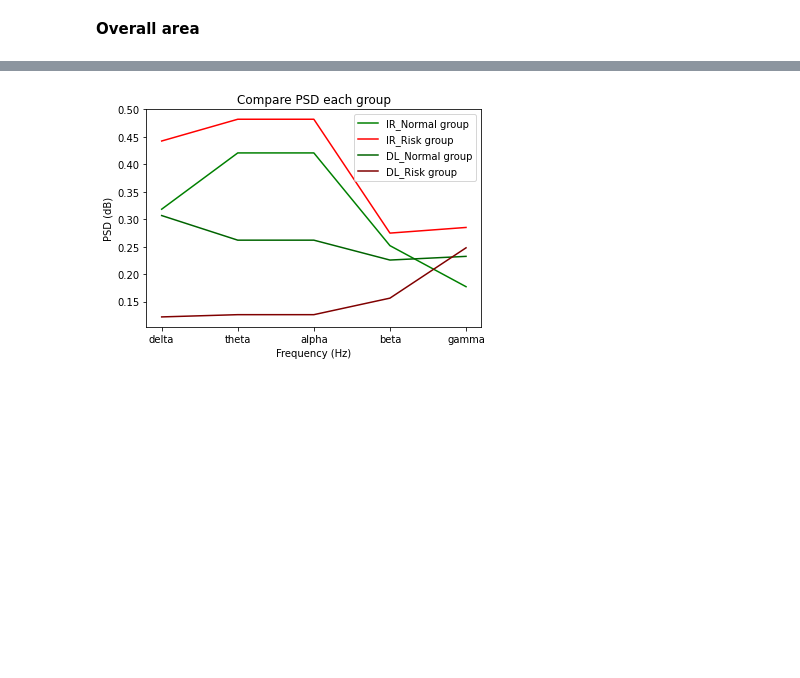
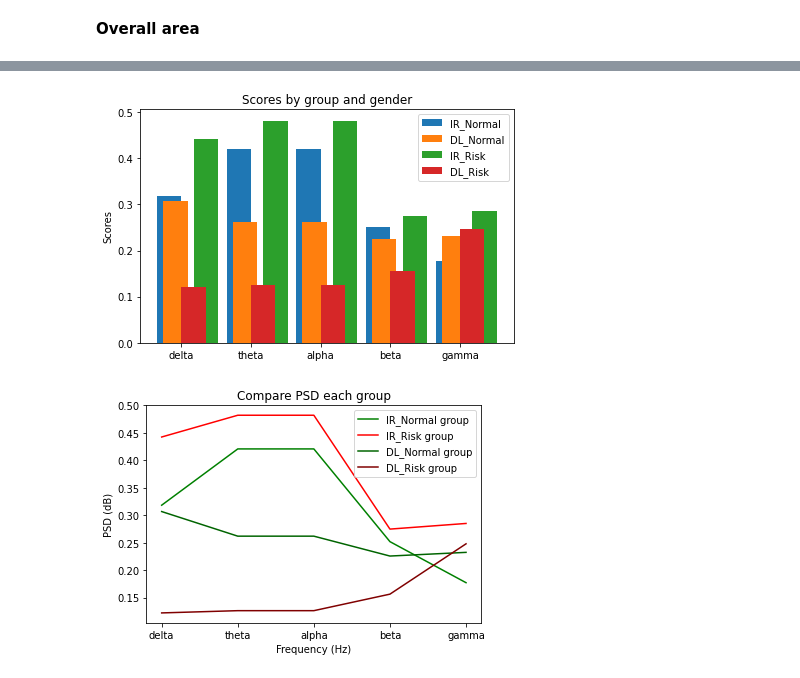
Before and after one commit to Sirabhop/Preclinical-AD-EEG-classification, a Jupyter notebook: Data_Analysis.ipynb, the cells around one changed output, grey strips where cells are left out. Saved outputs shown, nothing was run; the diff lists cells and outputs as text; code cells hidden in the pictures; blank space fills up the shorter version.

```diff
--- a/Data_Analysis.ipynb
+++ b/Data_Analysis.ipynb
@@ -222,11 +218,3 @@ Biomarkers
-# %%
-#Import Data
-risk = ['SS2','SS5','SS6']
-normal = ['SS4', 'SS7', 'SS8']
-
-psd_risk_IR, psd_risk_DL = get_psd_sorce(risk)
-
-psd_normal_IR, psd_normal_DL = get_psd_sorce(normal)
 # %%
 #Import data from ggdrive
 IR_psd_normal = pd.read_csv('IR_psd_normal.csv')
@@ -364,3 +356,39 @@ plot_risk_DL.drop('index', axis = 0, inplace = True)
+# %%
+df_IR = pd.DataFrame()
+for i in range(0, 6):
+  x = pd.DataFrame(bands, columns = ['bands'])
+  x['PSD'] = Biomarkers.iloc[i, [1,2,3,4,5]].values
+  x['group'] = Biomarkers.iloc[i, 0]
+  df_IR = df_IR.append(x, ignore_index = True)
+
+df_DL = pd.DataFrame()
+for i in range(0, 6):
+  x = pd.DataFrame(bands, columns = ['bands'])
+  x['PSD'] = Biomarkers.iloc[i, [11,12,13,14,15]].values
+  x['group'] = Biomarkers.iloc[i, 0]
+  df_DL = df_DL.append(x, ignore_index = True)
+
+bands = ['delta', 'theta', 'alpha', 'beta', 'gamma']
+x = np.arange(len(bands))
+width = 0.35
+# %%
+fig, ax = plt.subplots()
+Normal_IR = ax.bar(x - width/2, height = IR_plot_normal.mean(), width = width, label = 'IR_Normal')
+Normal_DL = ax.bar(x - width/2, height = DL_plot_normal.mean(), width = width, label ='DL_Normal')
+Risk_IR = ax.bar(x + width, height = IR_plot_risk.mean(), width = width, label ='IR_Risk')
+Risk_DL = ax.bar(x + width/2, height = DL_plot_risk.mean(), width = width, label ='DL_Risk')
+
+
+ax.set_ylabel('Scores')
+ax.set_title('Scores by group and gender')
+ax.set_xticks(x)
+ax.set_xticklabels(bands)
+ax.legend()
+fig.tight_layout()
+
+plt.show()
+# %% [output]
+[figure, added]
 # %%
 plt.plot(plot_normal_IR.mean(axis = 1), label = 'IR_Normal group', color = 'green')
 plt.plot(plot_risk_IR.mean(axis = 1), label = 'IR_Risk group', color = 'red')
```
Also changed, not shown: parts of 13 cells of this notebook.
